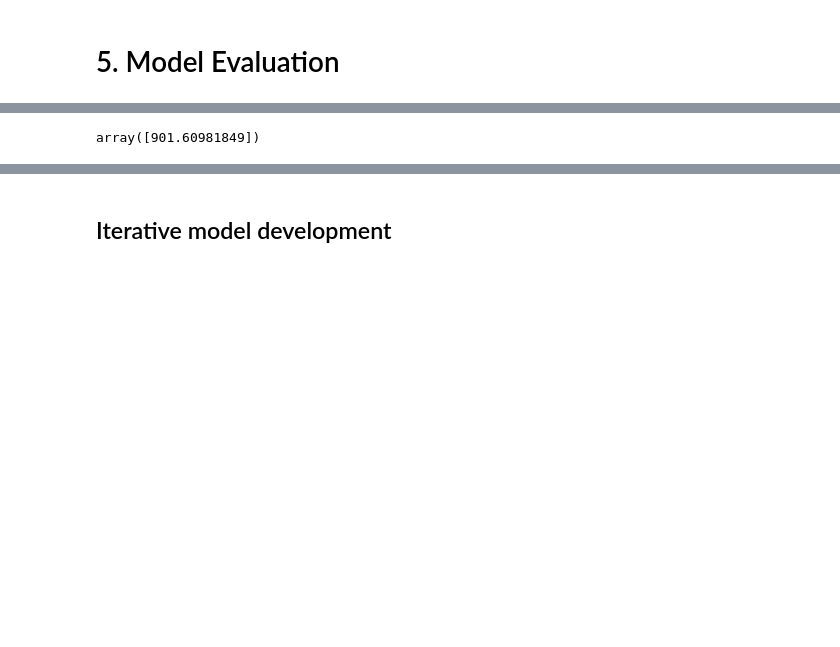
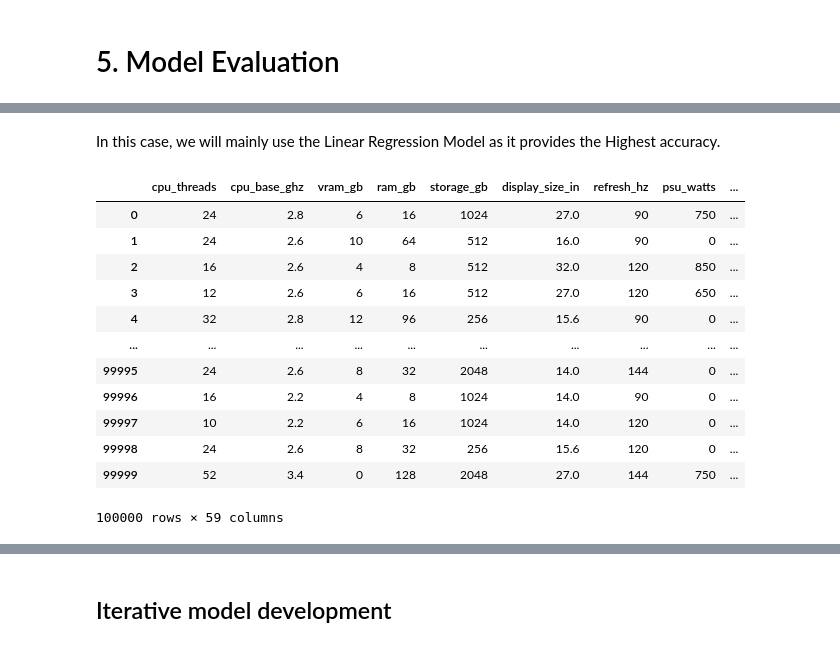
Before and after one commit to TPsengkang/mldp-project, a Jupyter notebook: MLDP Program Codes Submission Template.ipynb, the cells around one changed output, grey strips where cells are left out. Drawn from its saved outputs; the diff is of its cells as text; code cells hidden in the pictures; blank space fills up the shorter version.

```diff
--- a/MLDP Program Codes Submission Template.ipynb
+++ b/MLDP Program Codes Submission Template.ipynb
@@ -544,21 +623,40 @@ Accuracy: 75.77%
-# %%
-## Check with Existing data (Actual price: 1879.99)
-X_unseen = [["macOS", 16, 2.6, "RTX 40 50", 4, 8, "NVMe", 512, "LED", 32.0, "3440x1440", 120, 850]]
-
-## Convert to OHE Pandas dataframe
-col_y = ['price'] ## Target column
-col_df_X = df.drop(col_y, axis=1).columns ## Select feature columns
-col_ohe = X.columns.tolist() ## Select feature column names after OHE
-
-
-X_unseen = pd.DataFrame(X_unseen, columns=col_df_X) ## Convert to Pandas DataFrame
-X_unseen = pd.get_dummies(X_unseen, drop_first=True) ## One hot encode new data
-X_unseen = X_unseen.reindex(columns=col_ohe, fill_value=0) ## Ensure same columns as training data after OHE
-
-## Predict
-linr.predict(X_unseen)
-# %% [output]
-array([901.60981849])
+# %% [markdown]
+In this case, we will mainly use the Linear Regression Model as it provides the Highest accuracy.
+# %%
+## Check with existing data
+X_unseen = pd.read_csv(FILE_PATH) ## For simplicity, we load back our original dataset
+col_y = 'price' ## Target column name
+
+## Convert to OHE Pandas dataframe
+col_df_X = df.drop(col_y, axis=1).columns ## Select feature columns
+col_ohe = X.columns.tolist() ## Select feature column names after OHE
+
+X_unseen = pd.DataFrame(X_unseen, columns=col_df_X) ## Convert to Pandas dataframe
+X_unseen = pd.get_dummies(X_unseen, drop_first=True) ## OHE
+X_unseen = X_unseen.reindex(columns=col_ohe, fill_value=0) ## Provide OHE columns
+
+## Predict
+X_unseen['Predicted Price (linr)'] = linr.predict(X_unseen)
+X_unseen
+
+## Compare with groundtruth
+y_unseen = pd.read_csv(FILE_PATH) ## For simplicity, we load back our original dataset
+X_unseen['Actual'] = y_unseen[col_y]
+X_unseen
+# %% [output]
+|  | cpu_threads | cpu_base_ghz | vram_gb | ram_gb | storage_gb | display_size_in | refresh_hz | psu_watts | ... |
+| 0 | 24 | 2.8 | 6 | 16 | 1024 | 27.0 | 90 | 750 | ... |
+| 1 | 24 | 2.6 | 10 | 64 | 512 | 16.0 | 90 | 0 | ... |
+| 2 | 16 | 2.6 | 4 | 8 | 512 | 32.0 | 120 | 850 | ... |
+| 3 | 12 | 2.6 | 6 | 16 | 512 | 27.0 | 120 | 650 | ... |
+| 4 | 32 | 2.8 | 12 | 96 | 256 | 15.6 | 90 | 0 | ... |
+| ... | ... | ... | ... | ... | ... | ... | ... | ... | ... |
+| 99995 | 24 | 2.6 | 8 | 32 | 2048 | 14.0 | 144 | 0 | ... |
+| 99996 | 16 | 2.2 | 4 | 8 | 1024 | 14.0 | 90 | 0 | ... |
+| 99997 | 10 | 2.2 | 6 | 16 | 1024 | 14.0 | 120 | 0 | ... |
+| 99998 | 24 | 2.6 | 8 | 32 | 256 | 15.6 | 120 | 0 | ... |
+| 99999 | 52 | 3.4 | 0 | 128 | 2048 | 27.0 | 144 | 750 | ... |
+100000 rows × 59 columns
 # %%
 ##Show dataframe for reference
 df
```
Also changed, not shown: parts of 24 cells of this notebook.
